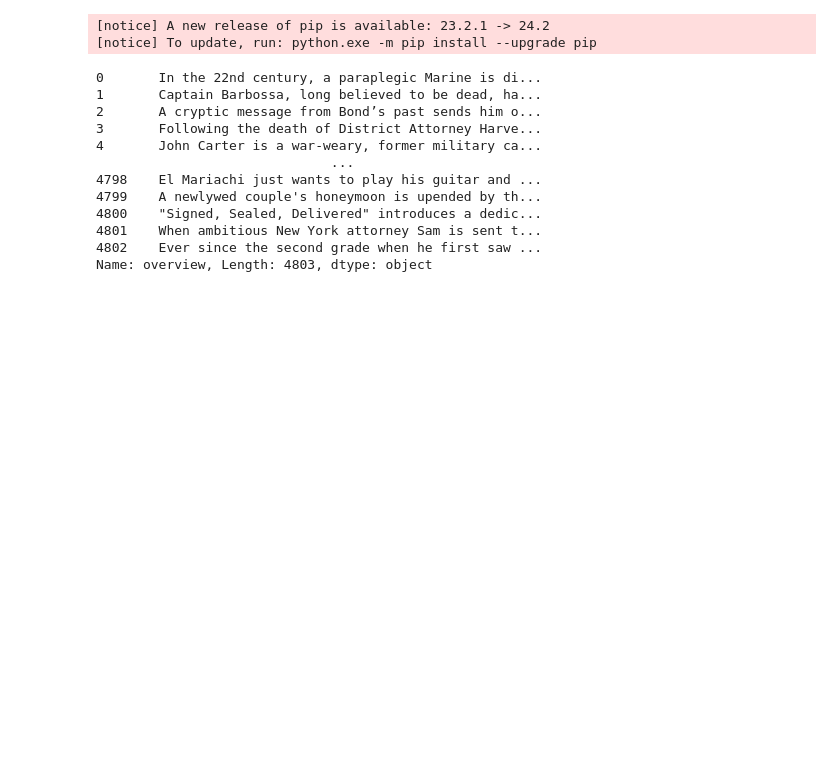
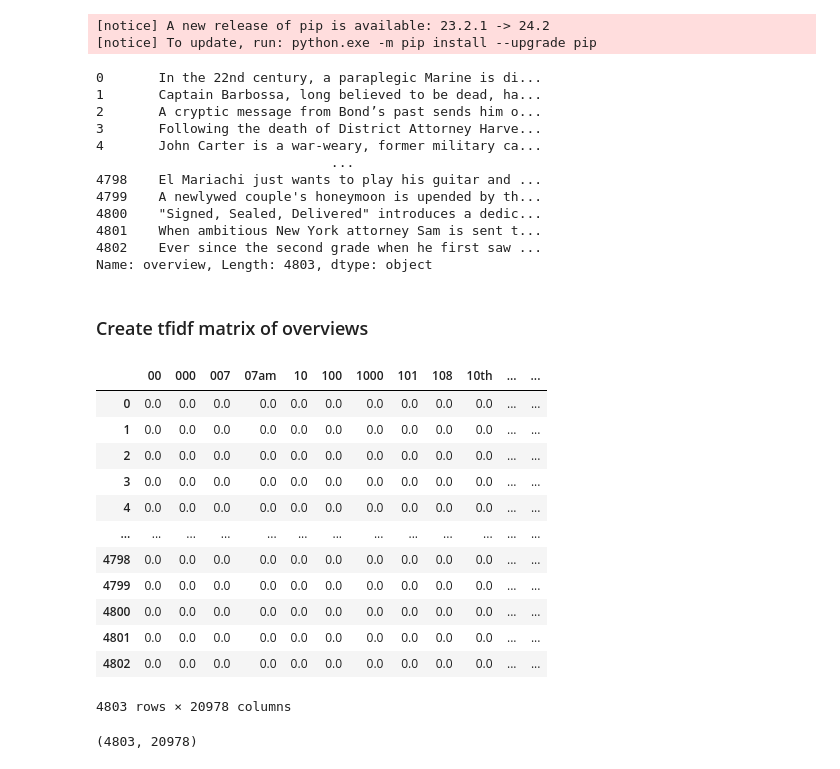
Before and after one commit to Mahdi-Meyghani/Movie-Recommendation-System, a Jupyter notebook: content-based.ipynb, the cells around one changed output. Drawn from its saved outputs; the diff is of its cells as text; code cells hidden in the pictures; blank space fills up the shorter version.

Commit message:
Creating tfidf matrix (words with weights (frequencies)) of overview column

```diff
--- a/content-based.ipynb
+++ b/content-based.ipynb
@@ -54,3 +54,27 @@ movies["overview"]
 4801    When ambitious New York attorney Sam is sent t...
 4802    Ever since the second grade when he first saw ...
 Name: overview, Length: 4803, dtype: object
+# %% [markdown]
+### Create tfidf matrix of overviews
+# %%
+overview_tfidf = tfidf.fit_transform(movies["overview"])
+# %%
+pd.DataFrame(overview_tfidf.toarray(), columns=tfidf.get_feature_names_out())
+# %% [output]
+|  | 00 | 000 | 007 | 07am | 10 | 100 | 1000 | 101 | 108 | 10th | ... | ... |
+| 0 | 0.0 | 0.0 | 0.0 | 0.0 | 0.0 | 0.0 | 0.0 | 0.0 | 0.0 | 0.0 | ... | ... |
+| 1 | 0.0 | 0.0 | 0.0 | 0.0 | 0.0 | 0.0 | 0.0 | 0.0 | 0.0 | 0.0 | ... | ... |
+| 2 | 0.0 | 0.0 | 0.0 | 0.0 | 0.0 | 0.0 | 0.0 | 0.0 | 0.0 | 0.0 | ... | ... |
+| 3 | 0.0 | 0.0 | 0.0 | 0.0 | 0.0 | 0.0 | 0.0 | 0.0 | 0.0 | 0.0 | ... | ... |
+| 4 | 0.0 | 0.0 | 0.0 | 0.0 | 0.0 | 0.0 | 0.0 | 0.0 | 0.0 | 0.0 | ... | ... |
+| ... | ... | ... | ... | ... | ... | ... | ... | ... | ... | ... | ... | ... |
+| 4798 | 0.0 | 0.0 | 0.0 | 0.0 | 0.0 | 0.0 | 0.0 | 0.0 | 0.0 | 0.0 | ... | ... |
+| 4799 | 0.0 | 0.0 | 0.0 | 0.0 | 0.0 | 0.0 | 0.0 | 0.0 | 0.0 | 0.0 | ... | ... |
+| 4800 | 0.0 | 0.0 | 0.0 | 0.0 | 0.0 | 0.0 | 0.0 | 0.0 | 0.0 | 0.0 | ... | ... |
+| 4801 | 0.0 | 0.0 | 0.0 | 0.0 | 0.0 | 0.0 | 0.0 | 0.0 | 0.0 | 0.0 | ... | ... |
+| 4802 | 0.0 | 0.0 | 0.0 | 0.0 | 0.0 | 0.0 | 0.0 | 0.0 | 0.0 | 0.0 | ... | ... |
+4803 rows × 20978 columns
+# %%
+overview_tfidf.shape
+# %% [output]
+(4803, 20978)
```
